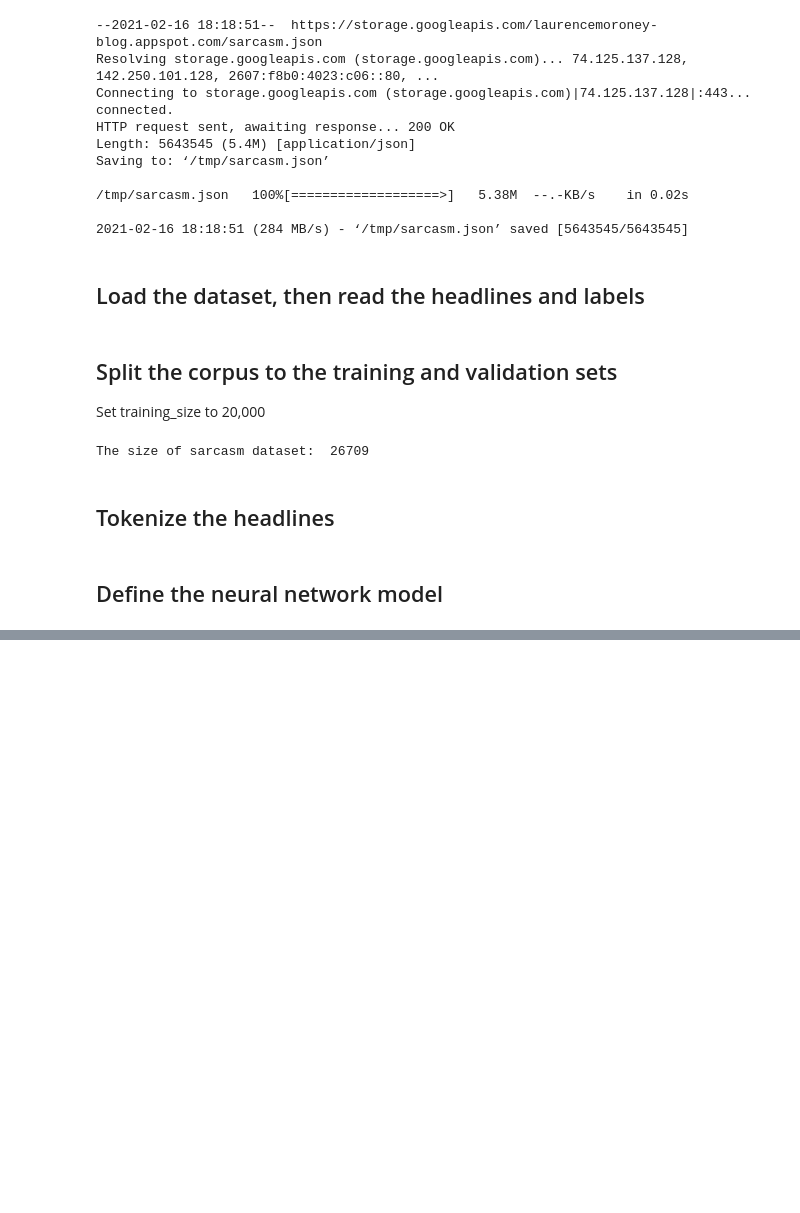
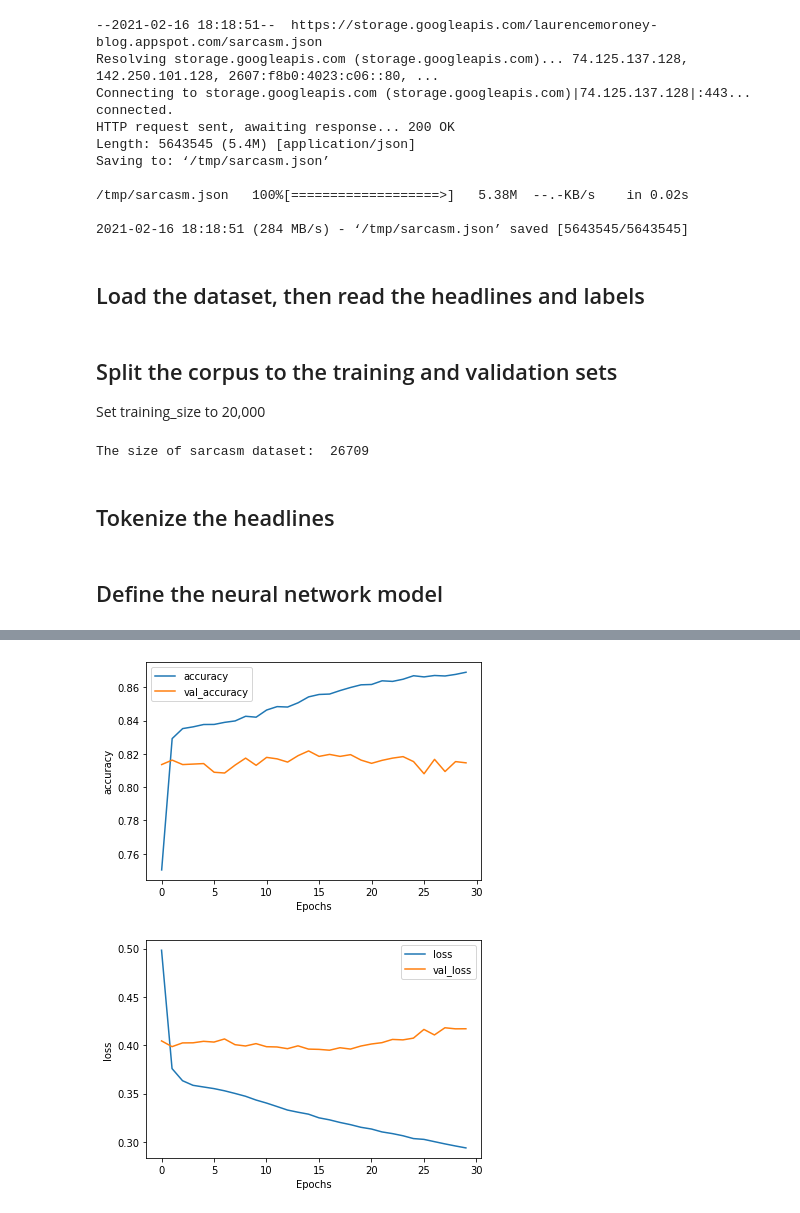
Before and after one commit to skhazaei/TensorFlow-repo, a Jupyter notebook: sarcasm_classifier.ipynb, the cells around one changed output, grey strips where cells are left out. Saved outputs shown, nothing was run; the diff lists cells and outputs as text; code cells hidden in the pictures; blank space fills up the shorter version.

```diff
--- a/sarcasm_classifier.ipynb
+++ b/sarcasm_classifier.ipynb
@@ -158,0 +253,73 @@ It can be seen the accuracy increase nicely as we trained and the validation acc
+# %%
+# hyperparameters
+vocab_size = 1000   #this value was set to 10000
+embedding_dim = 32  #this value was set to 16
+max_length = 16 #this value was set to 32
+trunc_type='post'
+padding_type='post'
+oov_tok = "<OOV>"
+training_size = 20000
+
+
+
+from tensorflow.keras.preprocessing.text import Tokenizer
+from tensorflow.keras.preprocessing.sequence import pad_sequences
+
+
+tokenizer = Tokenizer(num_words=vocab_size, oov_token=oov_tok)
+tokenizer.fit_on_texts(training_headlines)
+
+word_index = tokenizer.word_index
+
+sequences = tokenizer.texts_to_sequences(training_headlines)
+padded = pad_sequences(sequences, padding=padding_type,
+                       truncating=trunc_type, maxlen=max_length)
+
+test_seq = tokenizer.texts_to_sequences(test_headlines)
+test_padded = pad_sequences(test_seq, padding=padding_type,
+                            truncating=trunc_type, maxlen=max_length)
+
+
+
+import numpy as np
+
+## Convert the lists to the numpy array
+padded = np.array(padded)
+training_labels = np.array(training_labels)
+test_padded = np.array(test_padded)
+test_labels = np.array(test_labels)
+
+
+
+import tensorflow as tf
+model = tf.keras.models.Sequential([tf.keras.layers.Embedding(vocab_size, embedding_dim, input_length=max_length),
+                                    tf.keras.layers.GlobalAveragePooling1D(),
+                                    tf.keras.layers.Dense(24, activation=tf.nn.relu),
+                                    tf.keras.layers.Dense(1, activation=tf.nn.sigmoid)])
+
+model.compile(optimizer=tf.optimizers.Adam(), loss='binary_crossentropy', metrics=['accuracy'])
+
+
+num_epochs = 30
+
+history = model.fit(padded, training_labels,
+                    validation_data=(test_padded, test_labels),
+                    epochs=num_epochs,
+                    verbose=2)
+
+
+
+import matplotlib.pyplot as plt
+
+
+def plot_graphs(history, string):
+  plt.plot(history.history[string])
+  plt.plot(history.history['val_'+string])
+  plt.xlabel("Epochs")
+  plt.ylabel(string)
+  plt.legend([string, 'val_'+string])
+  plt.show()
+
+plot_graphs(history, "accuracy")
+plot_graphs(history, "loss")
+# %% [output]
@@ -158,0 +343,2 @@ It can be seen the accuracy increase nicely as we trained and the validation acc
+[figure, added]
+[figure, added]
```
Also changed, not shown: parts of 8 cells of this notebook.
